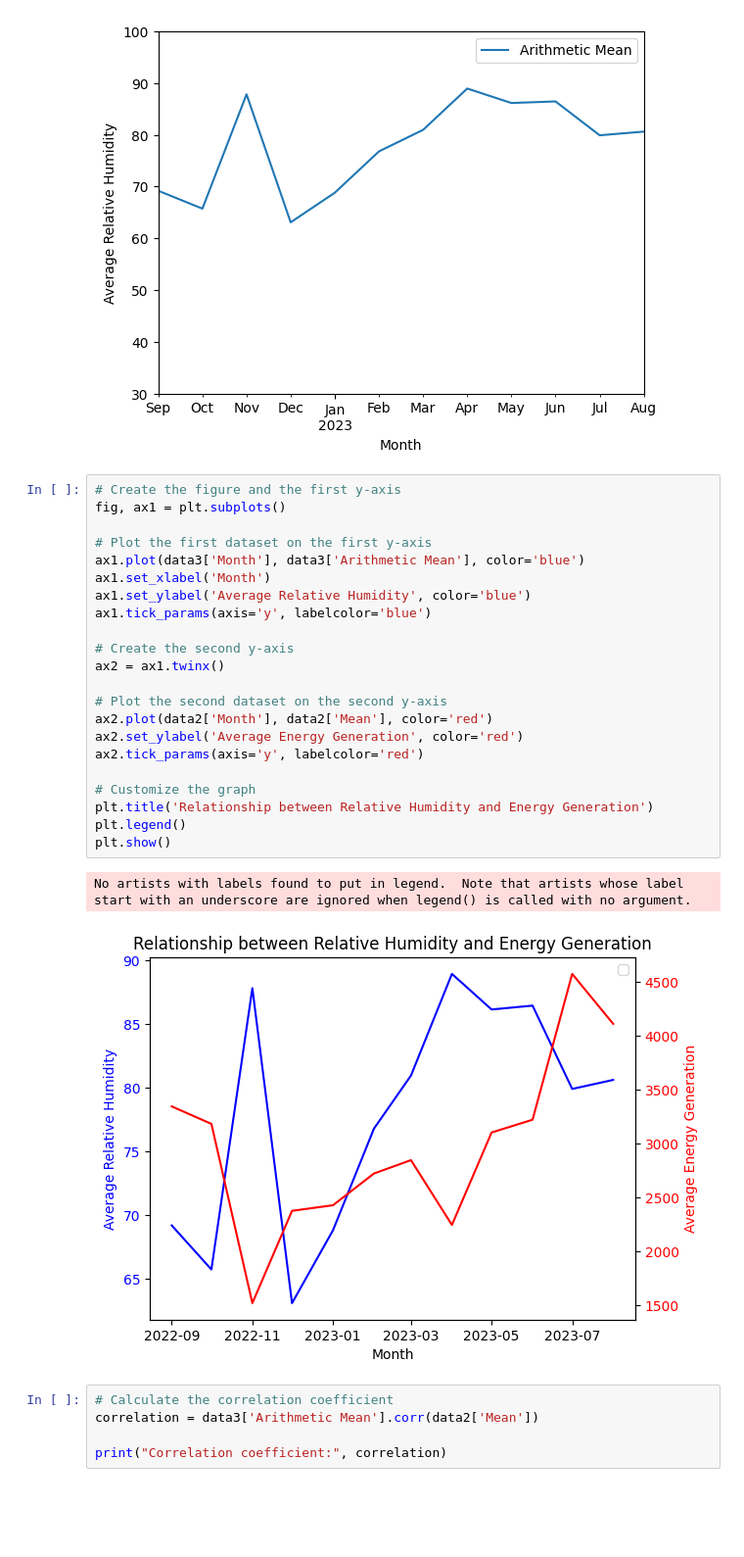
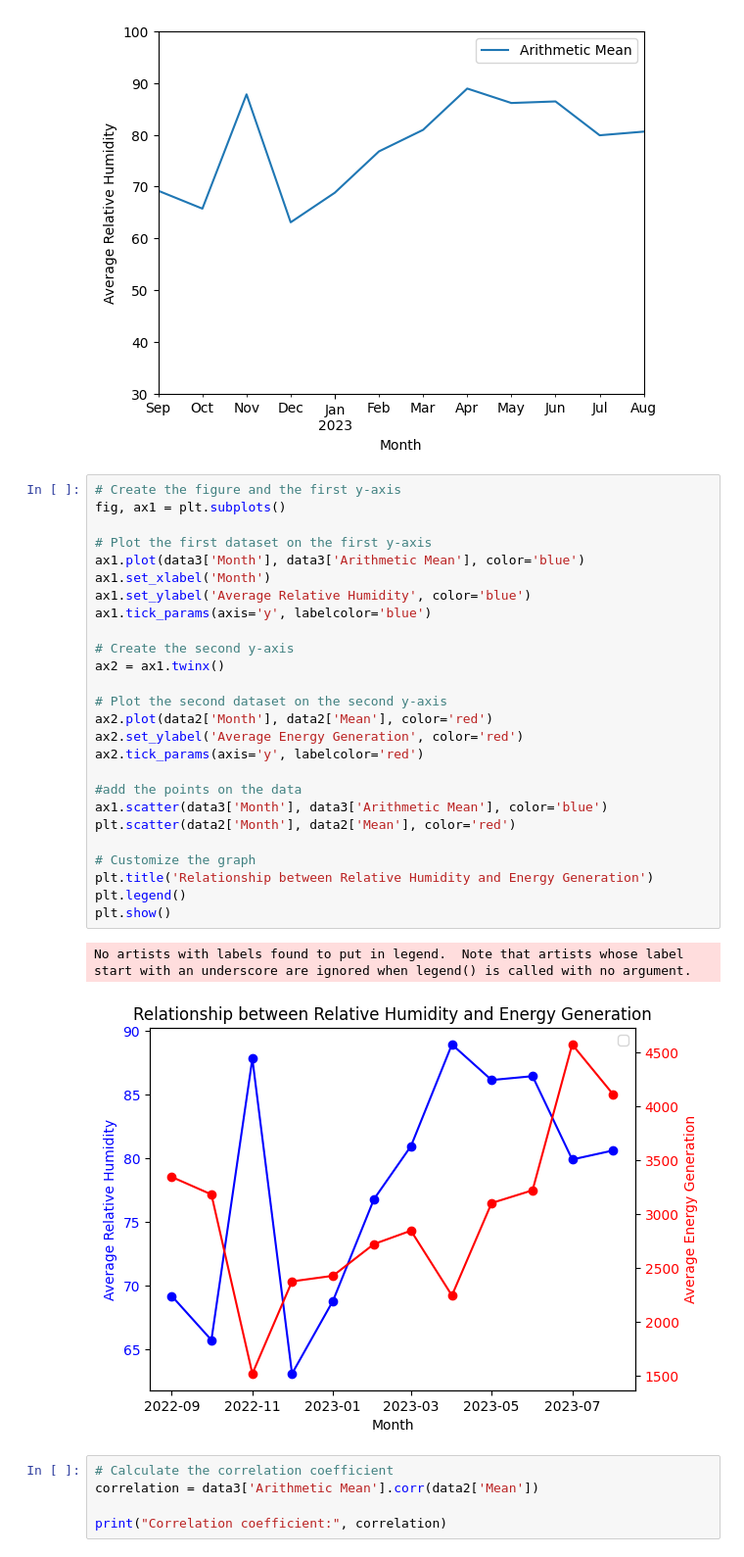
Before and after one commit to KangarooNick/FYP-Code, a Jupyter notebook: Meteorological Data/Plot graph for seasonal meteorological data.ipynb, the cells around one changed output. Shown at 98% size. Cells and saved outputs as stored; diff of their text form; blank space fills up the shorter version.

```diff
--- a/Meteorological Data/Plot graph for seasonal meteorological data.ipynb
+++ b/Meteorological Data/Plot graph for seasonal meteorological data.ipynb
@@ -118,28 +126,32 @@ plt.show()
 # %%
 # Create the figure and the first y-axis
 fig, ax1 = plt.subplots()
 
 # Plot the first dataset on the first y-axis
 ax1.plot(data3['Month'], data3['Arithmetic Mean'], color='blue')
 ax1.set_xlabel('Month')
 ax1.set_ylabel('Average Relative Humidity', color='blue')
 ax1.tick_params(axis='y', labelcolor='blue')
 
 # Create the second y-axis
 ax2 = ax1.twinx()
 
 # Plot the second dataset on the second y-axis
 ax2.plot(data2['Month'], data2['Mean'], color='red')
 ax2.set_ylabel('Average Energy Generation', color='red')
 ax2.tick_params(axis='y', labelcolor='red')
 
+#add the points on the data
+ax1.scatter(data3['Month'], data3['Arithmetic Mean'], color='blue')
+plt.scatter(data2['Month'], data2['Mean'], color='red')
+
 # Customize the graph
 plt.title('Relationship between Relative Humidity and Energy Generation')
 plt.legend()
 plt.show()
 # %% [output]
 No artists with labels found to put in legend.  Note that artists whose label start with an underscore are ignored when legend() is called with no argument.
-[figure, old version]
+[figure, new version]
 # %%
 # Calculate the correlation coefficient
 correlation = data3['Arithmetic Mean'].corr(data2['Mean'])
```
Also changed, not shown: parts of 9 cells of this notebook, 2 other files.
